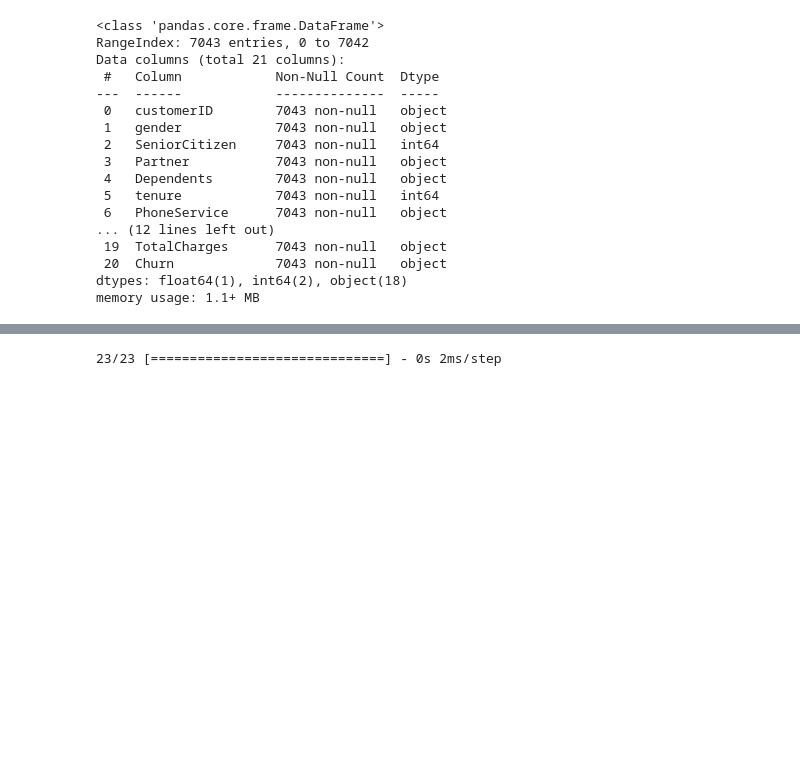
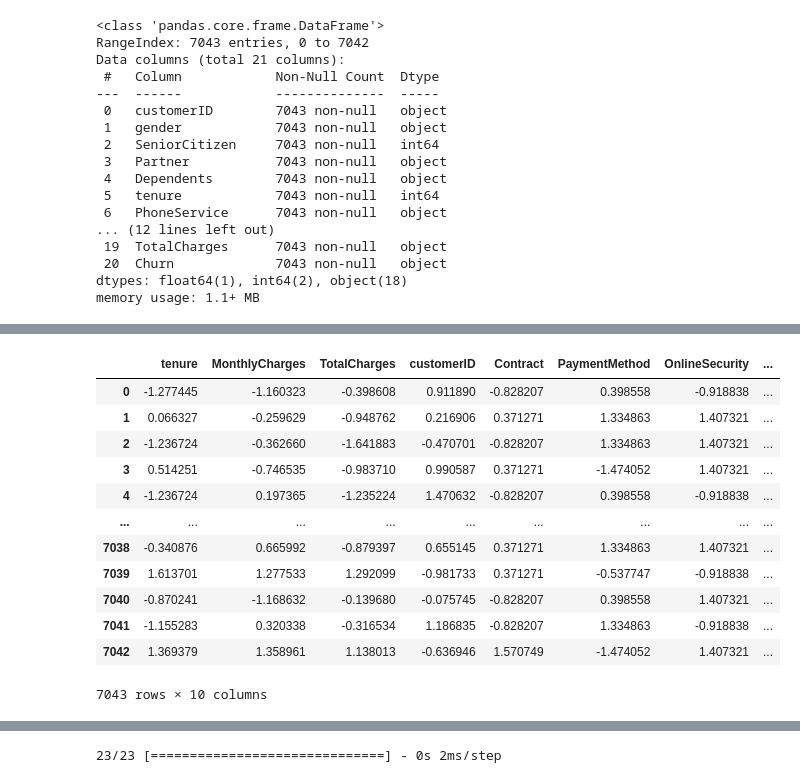
Before and after one commit to Kootin-Sanwu/35562025_Churning_Customers, a Jupyter notebook: AI_Assignment_3.ipynb, the cells around one changed output, grey strips where cells are left out. Cells and saved outputs as stored; diff of their text form; code cells hidden in the pictures; blank space fills up the shorter version.

```diff
--- a/AI_Assignment_3.ipynb
+++ b/AI_Assignment_3.ipynb
@@ -306,0 +256,20 @@ X_val, X_test, Y_val, Y_test = train_test_split(X_temp, Y_temp, test_size = 0.5,
+# %%
+# Scaling the independent variables / features
+SS = StandardScaler()
+scaled_X_data = SS.fit_transform(X_data)
+X_data = pd.DataFrame(scaled_X_data, columns = X_data.columns)
+X_data
+# %% [output]
+|  | tenure | MonthlyCharges | TotalCharges | customerID | Contract | PaymentMethod | OnlineSecurity | ... |
+| 0 | -1.277445 | -1.160323 | -0.398608 | 0.911890 | -0.828207 | 0.398558 | -0.918838 | ... |
+| 1 | 0.066327 | -0.259629 | -0.948762 | 0.216906 | 0.371271 | 1.334863 | 1.407321 | ... |
+| 2 | -1.236724 | -0.362660 | -1.641883 | -0.470701 | -0.828207 | 1.334863 | 1.407321 | ... |
+| 3 | 0.514251 | -0.746535 | -0.983710 | 0.990587 | 0.371271 | -1.474052 | 1.407321 | ... |
+| 4 | -1.236724 | 0.197365 | -1.235224 | 1.470632 | -0.828207 | 0.398558 | -0.918838 | ... |
+| ... | ... | ... | ... | ... | ... | ... | ... | ... |
+| 7038 | -0.340876 | 0.665992 | -0.879397 | 0.655145 | 0.371271 | 1.334863 | 1.407321 | ... |
+| 7039 | 1.613701 | 1.277533 | 1.292099 | -0.981733 | 0.371271 | -0.537747 | -0.918838 | ... |
+| 7040 | -0.870241 | -1.168632 | -0.139680 | -0.075745 | -0.828207 | 0.398558 | 1.407321 | ... |
+| 7041 | -1.155283 | 0.320338 | -0.316534 | 1.186835 | -0.828207 | 1.334863 | -0.918838 | ... |
+| 7042 | 1.369379 | 1.358961 | 1.138013 | -0.636946 | 1.570749 | -1.474052 | 1.407321 | ... |
+7043 rows × 10 columns
```
Also changed, not shown: parts of 74 cells of this notebook, 4 other files.
